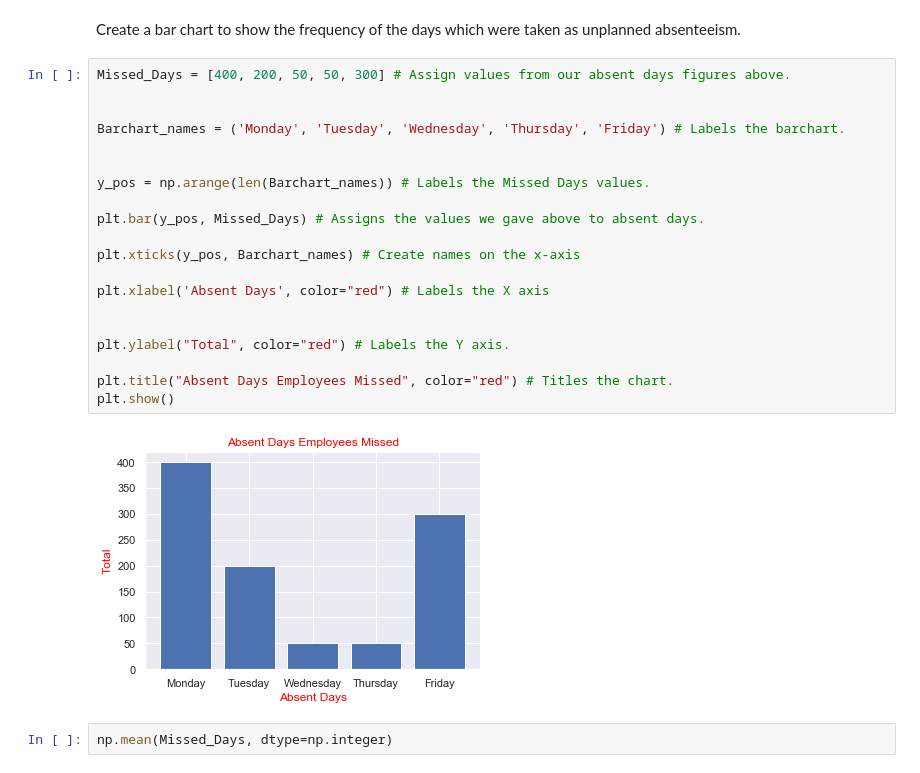
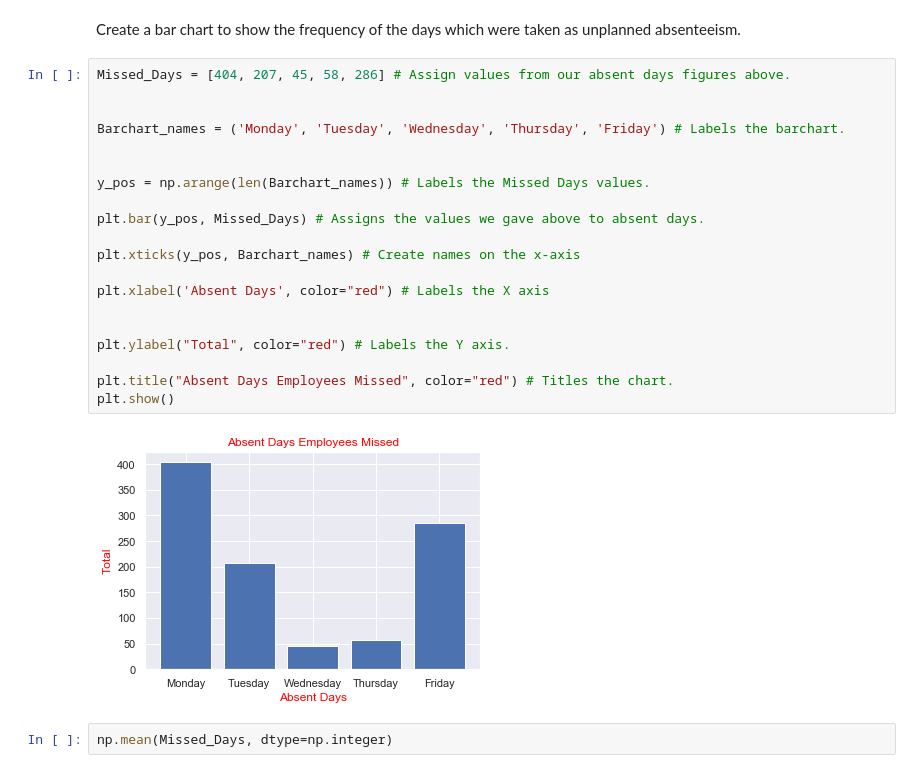
Before and after one commit to daithimarkham/Programming-for-Data-Analysis-Project-2019, a Jupyter notebook: Programming for Data Analysis Project 2019.ipynb, the cells around one changed output. Drawn from its saved outputs; the diff is of its cells as text.

```diff
--- a/Programming for Data Analysis Project 2019.ipynb
+++ b/Programming for Data Analysis Project 2019.ipynb
@@ -583,27 +590,27 @@ array(['Thursday', 'Monday', 'Monday', 'Tuesday', 'Friday', 'Tuesday',
 # %% [markdown]
 Create a bar chart to show the frequency of the days which were taken as unplanned absenteeism.
 # %%
-Missed_Days = [400, 200, 50, 50, 300] # Assign values from our absent days figures above.
+Missed_Days = [404, 207, 45, 58, 286] # Assign values from our absent days figures above.
 
 
 Barchart_names = ('Monday', 'Tuesday', 'Wednesday', 'Thursday', 'Friday') # Labels the barchart.
 
 
 y_pos = np.arange(len(Barchart_names)) # Labels the Missed Days values.
 
 plt.bar(y_pos, Missed_Days) # Assigns the values we gave above to absent days.
 
 plt.xticks(y_pos, Barchart_names) # Create names on the x-axis
 
 plt.xlabel('Absent Days', color="red") # Labels the X axis
 
 
 plt.ylabel("Total", color="red") # Labels the Y axis.
 
 plt.title("Absent Days Employees Missed", color="red") # Titles the chart.
 plt.show()
 # %% [output]
-[figure, old version]
+[figure, new version]
 # %%
 np.mean(Missed_Days, dtype=np.integer)
 # %% [output]
```
Also changed, not shown: parts of 26 cells of this notebook.
